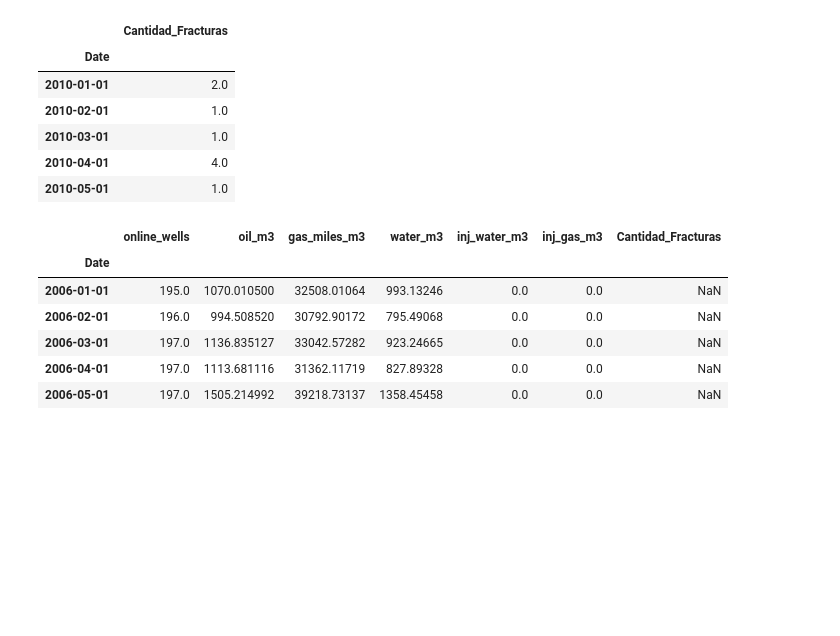
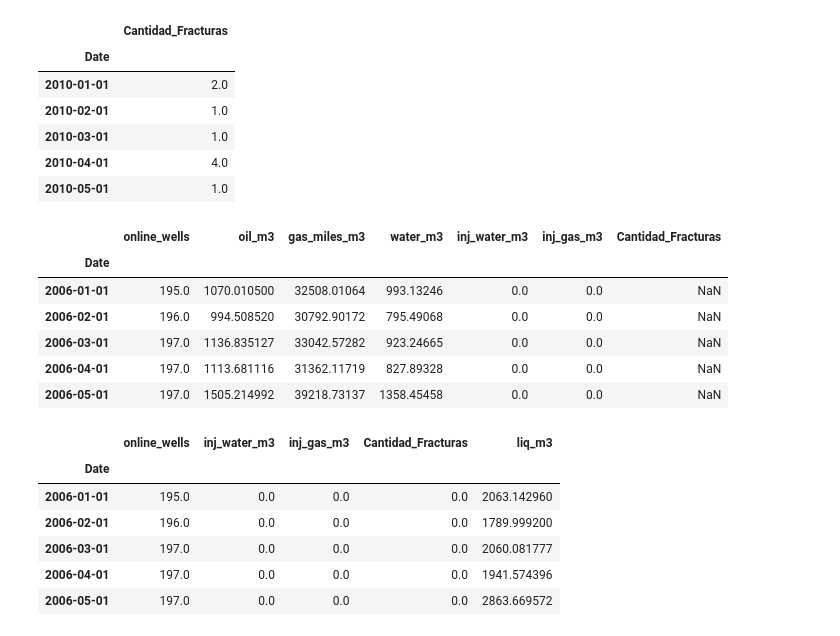
Before and after one commit to guerscay/10_time_series, a Jupyter notebook: notebook/test.ipynb, the cells around one changed output. Drawn from its saved outputs; the diff is of its cells as text; code cells hidden in the pictures; blank space fills up the shorter version.

```diff
--- a/notebook/test.ipynb
+++ b/notebook/test.ipynb
@@ -158,3 +159,19 @@ df_merged.head()
 | 2006-03-01 | 197.0 | 1136.835127 | 33042.57282 | 923.24665 | 0.0 | 0.0 | NaN |
 | 2006-04-01 | 197.0 | 1113.681116 | 31362.11719 | 827.89328 | 0.0 | 0.0 | NaN |
 | 2006-05-01 | 197.0 | 1505.214992 | 39218.73137 | 1358.45458 | 0.0 | 0.0 | NaN |
+# %%
+df_liq = df_merged.drop(columns='gas_miles_m3')
+df_liq['liq_m3']= df_liq['oil_m3']+df_liq['water_m3']
+df_liq = df_liq.drop(columns=['oil_m3','water_m3'])
+
+# Reemplazar NaNs en exógenas (por ejemplo, con 0 o interpolación)
+df_liq['Cantidad_Fracturas'] = df_liq['Cantidad_Fracturas'].fillna(0)
+df_liq.head()
+# %% [output]
+|  | online_wells | inj_water_m3 | inj_gas_m3 | Cantidad_Fracturas | liq_m3 |
+| Date |  |  |  |  |  |
+| 2006-01-01 | 195.0 | 0.0 | 0.0 | 0.0 | 2063.142960 |
+| 2006-02-01 | 196.0 | 0.0 | 0.0 | 0.0 | 1789.999200 |
+| 2006-03-01 | 197.0 | 0.0 | 0.0 | 0.0 | 2060.081777 |
+| 2006-04-01 | 197.0 | 0.0 | 0.0 | 0.0 | 1941.574396 |
+| 2006-05-01 | 197.0 | 0.0 | 0.0 | 0.0 | 2863.669572 |
```
Also changed, not shown: parts of 5 cells of this notebook, 2 other files.
